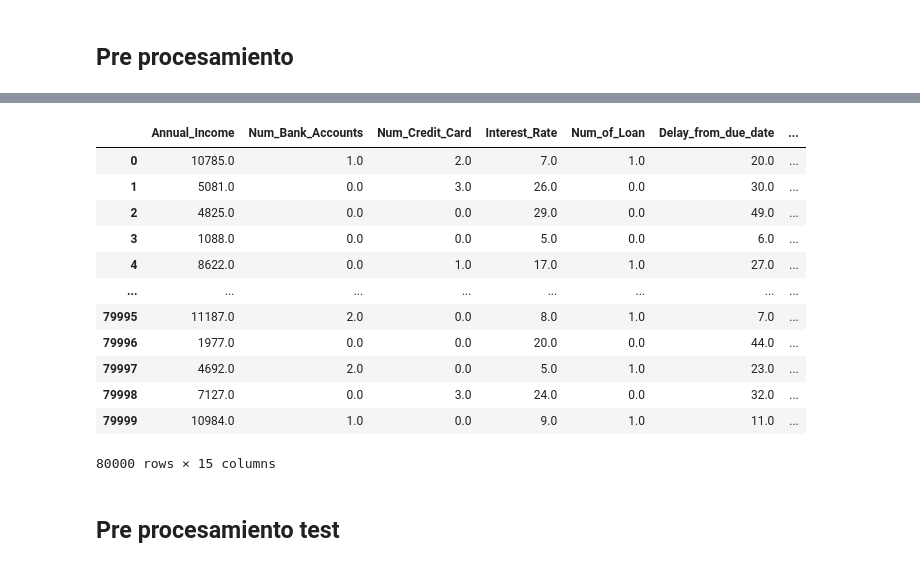
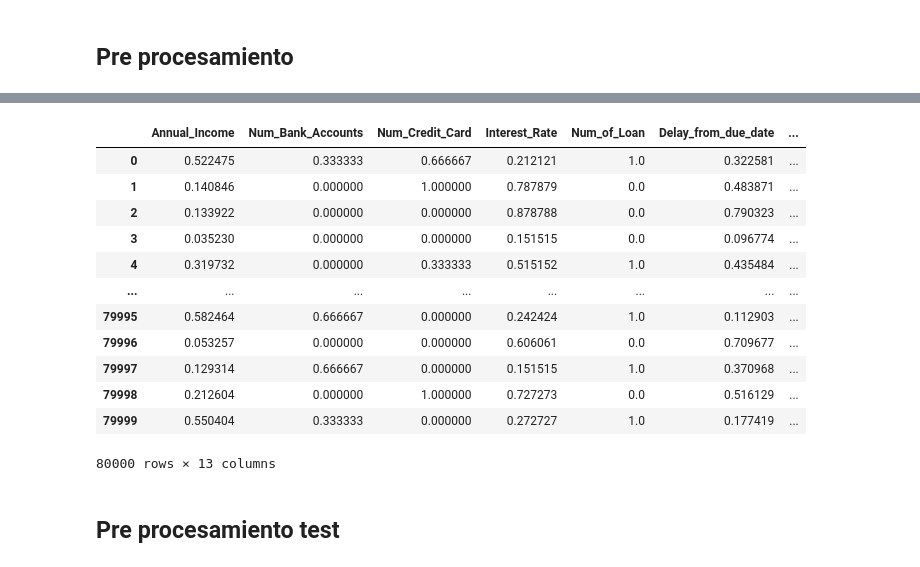
Before and after one commit to Kekon130/ML_Practica2, a Jupyter notebook: Práctica_2.ipynb, the cells around one changed output, grey strips where cells are left out. Saved outputs shown, nothing was run; the diff lists cells and outputs as text; code cells hidden in the pictures.

```diff
--- a/Práctica_2.ipynb
+++ b/Práctica_2.ipynb
@@ -354,10 +425,18 @@ df_train = df_train.drop('Customer_ID', axis=1)
 df_train = df_train.drop('Credit_Utilization_Ratio', axis=1)
 df_train = df_train.drop('Total_EMI_per_month', axis=1)
 df_train = df_train.drop('Amount_invested_monthly', axis=1)
+#df_train = df_train.drop('Payment_Behaviour', axis=1)            # empeora un 0.002 con esto :(
 df_train = df_train.drop('Monthly_Balance', axis=1)
 df_train = df_train.drop('Monthly_Inhand_Salary', axis=1)
 df_train = df_train.drop('Age', axis=1)
 df_train = df_train.drop('Type_of_Loan', axis=1)
+df_train = df_train.drop('Outstanding_Debt', axis=1)
+
+
+y = df_train['Credit_Score']
+
+
+df_train = df_train.drop('Credit_Score', axis=1)
 # %%
 # Procesamiento de la columna TypeOfLoan
 count_vectorizer = CountVectorizer(tokenizer = lambda x: re.sub(", ", ",", x).replace("and ", "").split(','))
@@ -418,26 +495,45 @@ df_train["Num_of_Loan"] = pd.cut(x=df_train["Num_of_Loan"], bins=valores, labels
 
 valores = [-math.inf, 7, 14, 20, math.inf]
 df_train["Num_of_Delayed_Payment"] = pd.cut(x=df_train["Num_of_Delayed_Payment"], bins=valores, labels=cuatro_categorias)
-# %%
-oe = OrdinalEncoder()
-
-df_train[['Annual_Income', 'Num_Bank_Accounts', 'Num_Credit_Card', 'Interest_Rate', 'Num_of_Loan', 'Delay_from_due_date', 'Num_of_Delayed_Payment', 'Changed_Credit_Limit', 'Num_Credit_Inquiries', 'Credit_Mix', 'Outstanding_Debt', 'Payment_of_Min_Amount', 'Payment_Behaviour']] = oe.fit_transform(df_train[['Annual_Income', 'Num_Bank_Accounts', 'Num_Credit_Card', 'Interest_Rate', 'Num_of_Loan', 'Delay_from_due_date', 'Num_of_Delayed_Payment', 'Changed_Credit_Limit', 'Num_Credit_Inquiries', 'Credit_Mix', 'Outstanding_Debt', 'Payment_of_Min_Amount', 'Payment_Behaviour']])
-
-df_train
-# %% [output]
-|  | Annual_Income | Num_Bank_Accounts | Num_Credit_Card | Interest_Rate | Num_of_Loan | Delay_from_due_date | ... |
-| 0 | 10785.0 | 1.0 | 2.0 | 7.0 | 1.0 | 20.0 | ... |
-| 1 | 5081.0 | 0.0 | 3.0 | 26.0 | 0.0 | 30.0 | ... |
-| 2 | 4825.0 | 0.0 | 0.0 | 29.0 | 0.0 | 49.0 | ... |
-| 3 | 1088.0 | 0.0 | 0.0 | 5.0 | 0.0 | 6.0 | ... |
-| 4 | 8622.0 | 0.0 | 1.0 | 17.0 | 1.0 | 27.0 | ... |
-| ... | ... | ... | ... | ... | ... | ... | ... |
-| 79995 | 11187.0 | 2.0 | 0.0 | 8.0 | 1.0 | 7.0 | ... |
-| 79996 | 1977.0 | 0.0 | 0.0 | 20.0 | 0.0 | 44.0 | ... |
-| 79997 | 4692.0 | 2.0 | 0.0 | 5.0 | 1.0 | 23.0 | ... |
-| 79998 | 7127.0 | 0.0 | 3.0 | 24.0 | 0.0 | 32.0 | ... |
-| 79999 | 10984.0 | 1.0 | 0.0 | 9.0 | 1.0 | 11.0 | ... |
-80000 rows × 15 columns
+# %%
+oe = OrdinalEncoder()
+
+df_train[['Num_Bank_Accounts', 'Num_Credit_Card', 'Num_of_Loan', 'Num_of_Delayed_Payment', 'Credit_Mix', 'Payment_Behaviour', 'Payment_of_Min_Amount']] = oe.fit_transform(df_train[['Num_Bank_Accounts', 'Num_Credit_Card', 'Num_of_Loan', 'Num_of_Delayed_Payment', 'Credit_Mix', 'Payment_Behaviour', 'Payment_of_Min_Amount']])
+
+'''
+import pandas as pd
+from sklearn import preprocessing
+
+x = df_train.values #returns a numpy array
+min_max_scaler = preprocessing.MinMaxScaler()
+x_scaled = min_max_scaler.fit_transform(x)
+df_train = pd.DataFrame(x_scaled)'''
+
+def normalize(df):
+    result = df.copy()
+    for feature_name in df.columns:
+        max_value = df[feature_name].max()
+        min_value = df[feature_name].min()
+        result[feature_name] = (df[feature_name] - min_value) / (max_value - min_value)
+    return result
+
+df_train = normalize(df_train)
+
+df_train
+# %% [output]
+|  | Annual_Income | Num_Bank_Accounts | Num_Credit_Card | Interest_Rate | Num_of_Loan | Delay_from_due_date | ... |
+| 0 | 0.522475 | 0.333333 | 0.666667 | 0.212121 | 1.0 | 0.322581 | ... |
+| 1 | 0.140846 | 0.000000 | 1.000000 | 0.787879 | 0.0 | 0.483871 | ... |
+| 2 | 0.133922 | 0.000000 | 0.000000 | 0.878788 | 0.0 | 0.790323 | ... |
+| 3 | 0.035230 | 0.000000 | 0.000000 | 0.151515 | 0.0 | 0.096774 | ... |
+| 4 | 0.319732 | 0.000000 | 0.333333 | 0.515152 | 1.0 | 0.435484 | ... |
+| ... | ... | ... | ... | ... | ... | ... | ... |
+| 79995 | 0.582464 | 0.666667 | 0.000000 | 0.242424 | 1.0 | 0.112903 | ... |
+| 79996 | 0.053257 | 0.000000 | 0.000000 | 0.606061 | 0.0 | 0.709677 | ... |
+| 79997 | 0.129314 | 0.666667 | 0.000000 | 0.151515 | 1.0 | 0.370968 | ... |
+| 79998 | 0.212604 | 0.000000 | 1.000000 | 0.727273 | 0.0 | 0.516129 | ... |
+| 79999 | 0.550404 | 0.333333 | 0.000000 | 0.272727 | 1.0 | 0.177419 | ... |
+80000 rows × 13 columns
 # %% [markdown]
 ## Pre procesamiento test
 # %%
```
Also changed, not shown: parts of 14 cells of this notebook.
